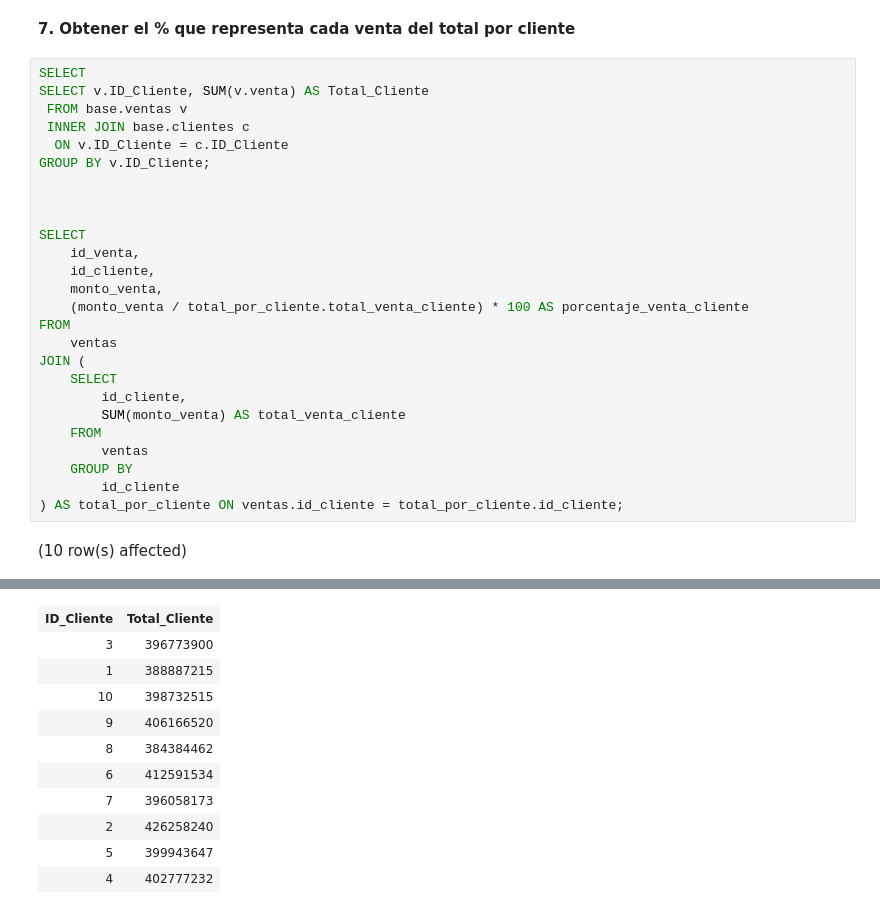
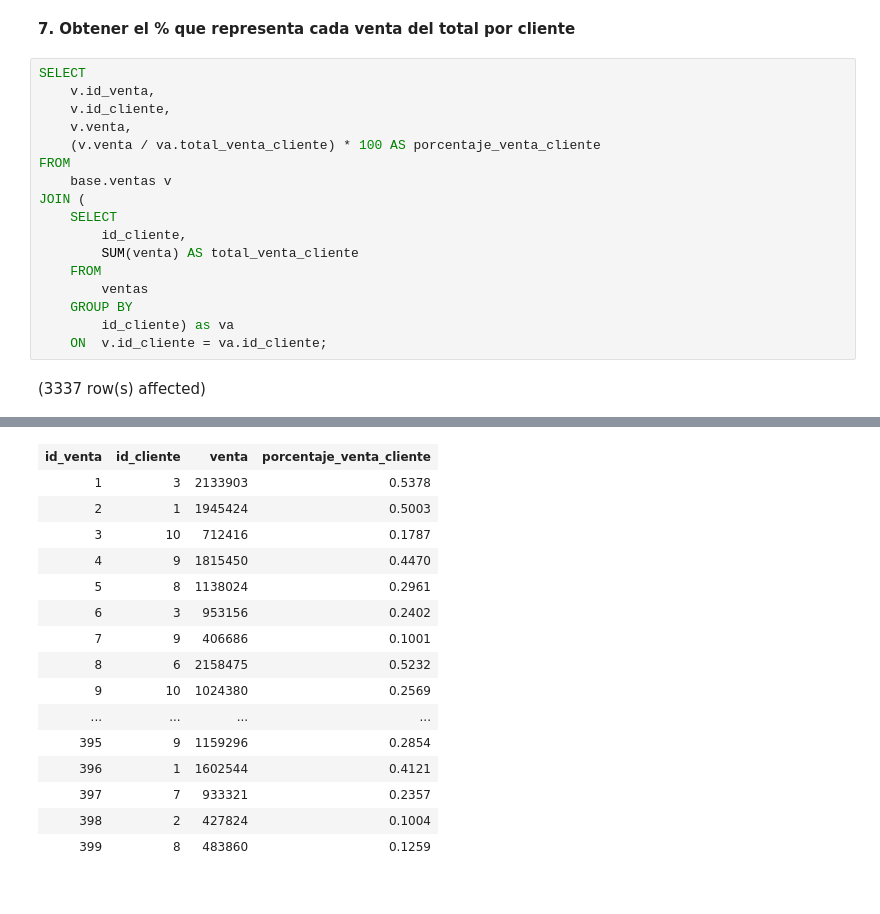
Before and after one commit to mizos0512/curso_sql, a Jupyter notebook: notebooks/Practica_11.ipynb, the cells around one changed output, grey strips where cells are left out. Cells and saved outputs as stored; diff of their text form.

```diff
--- a/notebooks/Practica_11.ipynb
+++ b/notebooks/Practica_11.ipynb
@@ -139,29 +139,20 @@ Total execution time: 00:00:01.010
 **7. Obtener el % que representa cada venta del total por cliente**
 # %%
 SELECT
-SELECT v.ID_Cliente, SUM(v.venta) AS Total_Cliente
- FROM base.ventas v
- INNER JOIN base.clientes c
-  ON v.ID_Cliente = c.ID_Cliente
-GROUP BY v.ID_Cliente;
-
-
-
-SELECT
-    id_venta,
-    id_cliente,
-    monto_venta,
-    (monto_venta / total_por_cliente.total_venta_cliente) * 100 AS porcentaje_venta_cliente
+    v.id_venta,
+    v.id_cliente,
+    v.venta,
+    (v.venta / va.total_venta_cliente) * 100 AS porcentaje_venta_cliente
 FROM
-    ventas
+    base.ventas v
 JOIN (
     SELECT
         id_cliente,
-        SUM(monto_venta) AS total_venta_cliente
+        SUM(venta) AS total_venta_cliente
     FROM
         ventas
     GROUP BY
-        id_cliente
-) AS total_por_cliente ON ventas.id_cliente = total_por_cliente.id_cliente;
+        id_cliente) as va
+    ON  v.id_cliente = va.id_cliente;
 # %% [output]
-(10 row(s) affected)
+(3337 row(s) affected)
@@ -169,11 +160,16 @@ Total execution time: 00:00:01.025
-| ID_Cliente | Total_Cliente |
-| 3 | 396773900 |
-| 1 | 388887215 |
-| 10 | 398732515 |
-| 9 | 406166520 |
-| 8 | 384384462 |
-| 6 | 412591534 |
-| 7 | 396058173 |
-| 2 | 426258240 |
-| 5 | 399943647 |
-| 4 | 402777232 |
+| id_venta | id_cliente | venta | porcentaje_venta_cliente |
+| 1 | 3 | 2133903 | 0.5378 |
+| 2 | 1 | 1945424 | 0.5003 |
+| 3 | 10 | 712416 | 0.1787 |
+| 4 | 9 | 1815450 | 0.4470 |
+| 5 | 8 | 1138024 | 0.2961 |
+| 6 | 3 | 953156 | 0.2402 |
+| 7 | 9 | 406686 | 0.1001 |
+| 8 | 6 | 2158475 | 0.5232 |
+| 9 | 10 | 1024380 | 0.2569 |
+| ... | ... | ... | ... |
+| 395 | 9 | 1159296 | 0.2854 |
+| 396 | 1 | 1602544 | 0.4121 |
+| 397 | 7 | 933321 | 0.2357 |
+| 398 | 2 | 427824 | 0.1004 |
+| 399 | 8 | 483860 | 0.1259 |
```
Also changed, not shown: parts of 7 cells of this notebook.
